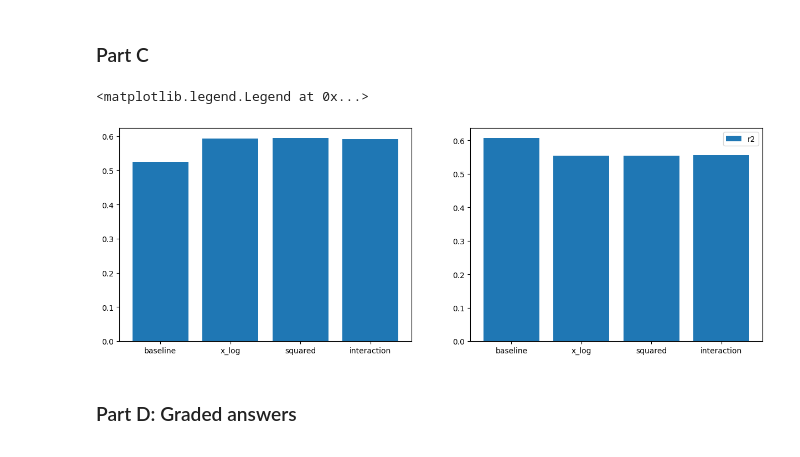
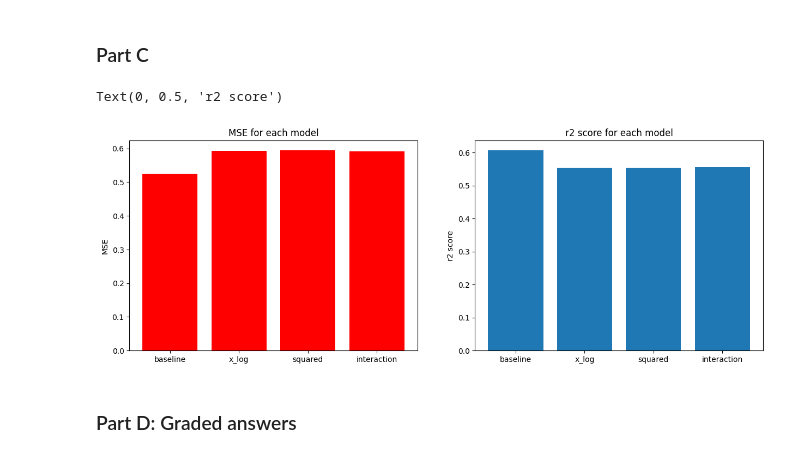
Before and after one commit to Felixe360/Module-3-Assignments, a Jupyter notebook: Homework_03.ipynb, the cells around one changed output. Drawn from its saved outputs; the diff is of its cells as text; code cells hidden in the pictures.

```diff
--- a/Homework_03.ipynb
+++ b/Homework_03.ipynb
@@ -630,20 +630,23 @@ print(int_mse, r2_score_int)
 # %%
 # Your code here
 df_results= pd.DataFrame({
     'model': ['baseline', 'x_log', 'squared', 'interaction'],
     'mse': [mse_baseline, mse_xlog, mse_squared, int_mse],
     'r2': [r2_score_baseline, r2_score_xlog,r2_score_squared, r2_score_int]
 
 })
 plt.figure(figsize=(15,5))
 plt.subplot(1,2,1)
-plt.bar(df_results['model'], df_results['mse'], label='MSE')
+plt.bar(df_results['model'], df_results['mse'], color='red')
+plt.title('MSE for each model')
+plt.ylabel('MSE')
 plt.subplot(1,2,2)
 plt.bar(df_results['model'], df_results['r2'], label='r2')
-plt.legend()
+plt.title('r2 score for each model')
+plt.ylabel('r2 score')
 # %% [output]
-<matplotlib.legend.Legend at 0x...>
+Text(0, 0.5, 'r2 score')
-[figure, old version]
+[figure, new version]
 # %% [markdown]
 ### Part D: Graded answers
 # %%
```
